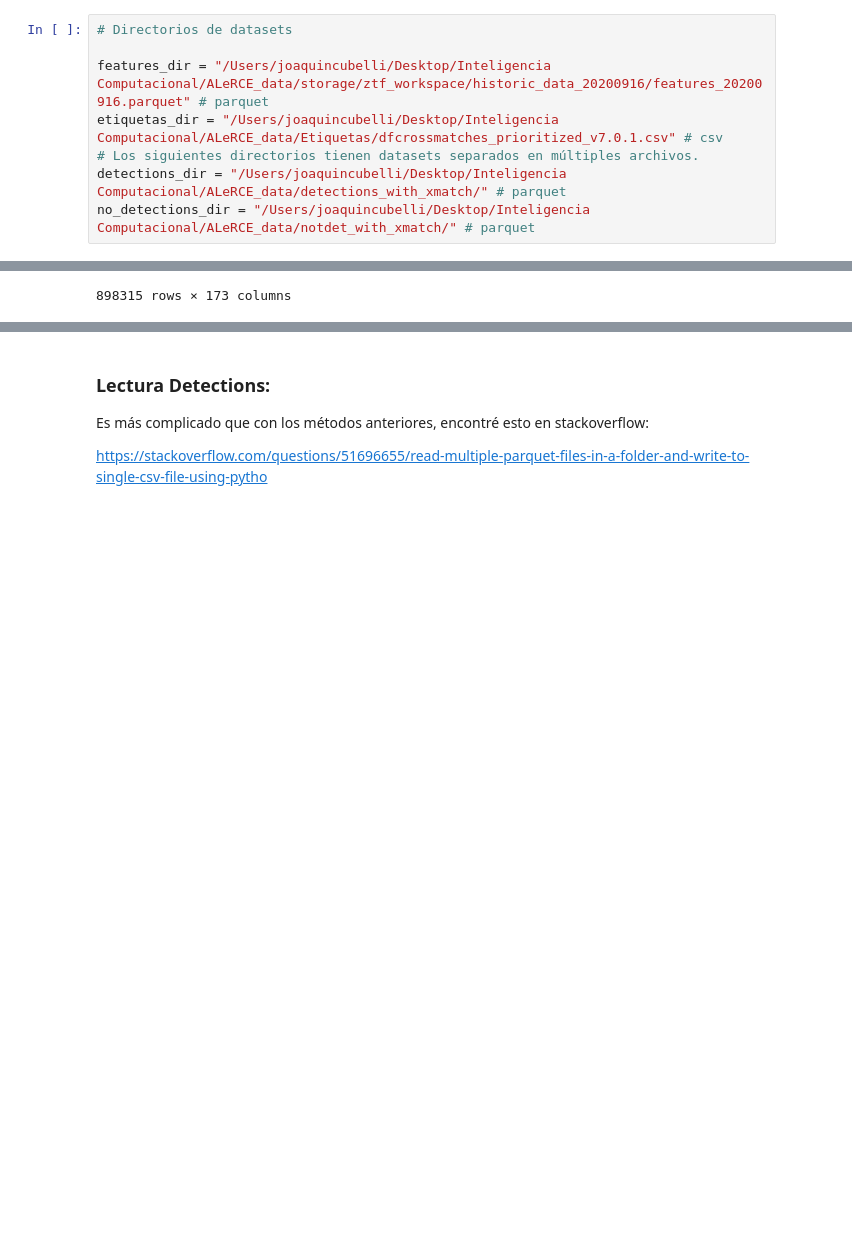
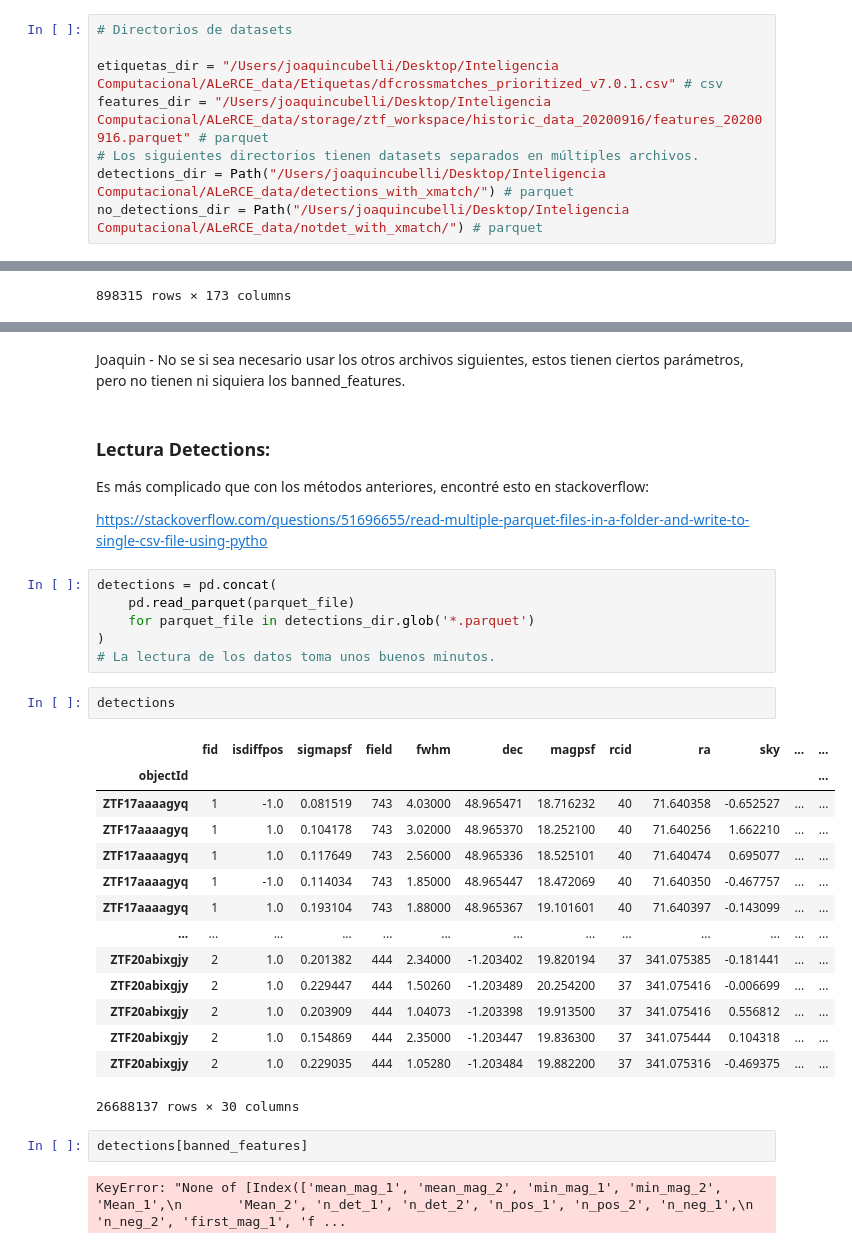
Before and after one commit to CubelliJ/Clasificacion_rapida_ALeRCE, a Jupyter notebook: ALeRCE_Hito_1.ipynb, the cells around one changed output, grey strips where cells are left out. Saved outputs shown, nothing was run; the diff lists cells and outputs as text; blank space fills up the shorter version.

Commit message:
Exploracion de datos

```diff
--- a/ALeRCE_Hito_1.ipynb
+++ b/ALeRCE_Hito_1.ipynb
@@ -112,8 +125,8 @@ En el archivo con las etiquetas hay varias clases. Para el análisis agruparemos
 # %%
 # Directorios de datasets
 
+etiquetas_dir = "/Users/joaquincubelli/Desktop/Inteligencia Computacional/ALeRCE_data/Etiquetas/dfcrossmatches_prioritized_v7.0.1.csv" # csv
 features_dir = "/Users/joaquincubelli/Desktop/Inteligencia Computacional/ALeRCE_data/storage/ztf_workspace/historic_data_20200916/features_20200916.parquet" # parquet
-etiquetas_dir = "/Users/joaquincubelli/Desktop/Inteligencia Computacional/ALeRCE_data/Etiquetas/dfcrossmatches_prioritized_v7.0.1.csv" # csv
 # Los siguientes directorios tienen datasets separados en múltiples archivos.
-detections_dir = "/Users/joaquincubelli/Desktop/Inteligencia Computacional/ALeRCE_data/detections_with_xmatch/" # parquet
-no_detections_dir = "/Users/joaquincubelli/Desktop/Inteligencia Computacional/ALeRCE_data/notdet_with_xmatch/" # parquet
+detections_dir = Path("/Users/joaquincubelli/Desktop/Inteligencia Computacional/ALeRCE_data/detections_with_xmatch/") # parquet
+no_detections_dir = Path("/Users/joaquincubelli/Desktop/Inteligencia Computacional/ALeRCE_data/notdet_with_xmatch/") # parquet
@@ -160,6 +199,35 @@ etiquetas
+# %% [markdown]
+Joaquin - No se si sea necesario usar los otros archivos siguientes, estos tienen ciertos parámetros, pero no tienen ni siquiera los banned_features.
 # %% [markdown]
 ### Lectura Detections:
 
 Es más complicado que con los métodos anteriores, encontré esto en stackoverflow:
 
 https://stackoverflow.com/questions/51696655/read-multiple-parquet-files-in-a-folder-and-write-to-single-csv-file-using-pytho
+# %%
+detections = pd.concat(
+    pd.read_parquet(parquet_file)
+    for parquet_file in detections_dir.glob('*.parquet')
+)
+# La lectura de los datos toma unos buenos minutos.
+# %%
+detections
+# %% [output]
+|  | fid | isdiffpos | sigmapsf | field | fwhm | dec | magpsf | rcid | ra | sky | ... | ... |
+| objectId |  |  |  |  |  |  |  |  |  |  |  | ... |
+| ZTF17aaaagyq | 1 | -1.0 | 0.081519 | 743 | 4.03000 | 48.965471 | 18.716232 | 40 | 71.640358 | -0.652527 | ... | ... |
+| ZTF17aaaagyq | 1 | 1.0 | 0.104178 | 743 | 3.02000 | 48.965370 | 18.252100 | 40 | 71.640256 | 1.662210 | ... | ... |
+| ZTF17aaaagyq | 1 | 1.0 | 0.117649 | 743 | 2.56000 | 48.965336 | 18.525101 | 40 | 71.640474 | 0.695077 | ... | ... |
+| ZTF17aaaagyq | 1 | -1.0 | 0.114034 | 743 | 1.85000 | 48.965447 | 18.472069 | 40 | 71.640350 | -0.467757 | ... | ... |
+| ZTF17aaaagyq | 1 | 1.0 | 0.193104 | 743 | 1.88000 | 48.965367 | 19.101601 | 40 | 71.640397 | -0.143099 | ... | ... |
+| ... | ... | ... | ... | ... | ... | ... | ... | ... | ... | ... | ... | ... |
+| ZTF20abixgjy | 2 | 1.0 | 0.201382 | 444 | 2.34000 | -1.203402 | 19.820194 | 37 | 341.075385 | -0.181441 | ... | ... |
+| ZTF20abixgjy | 2 | 1.0 | 0.229447 | 444 | 1.50260 | -1.203489 | 20.254200 | 37 | 341.075416 | -0.006699 | ... | ... |
+| ZTF20abixgjy | 2 | 1.0 | 0.203909 | 444 | 1.04073 | -1.203398 | 19.913500 | 37 | 341.075416 | 0.556812 | ... | ... |
+| ZTF20abixgjy | 2 | 1.0 | 0.154869 | 444 | 2.35000 | -1.203447 | 19.836300 | 37 | 341.075444 | 0.104318 | ... | ... |
+| ZTF20abixgjy | 2 | 1.0 | 0.229035 | 444 | 1.05280 | -1.203484 | 19.882200 | 37 | 341.075316 | -0.469375 | ... | ... |
+26688137 rows × 30 columns
+# %%
+detections[banned_features]
+# %% [output]
+KeyError: "None of [Index(['mean_mag_1', 'mean_mag_2', 'min_mag_1', 'min_mag_2', 'Mean_1',\n       'Mean_2', 'n_det_1', 'n_det_2', 'n_pos_1', 'n_pos_2', 'n_neg_1',\n       'n_neg_2', 'first_mag_1', 'f ...
```
Also changed, not shown: parts of 13 cells of this notebook.
